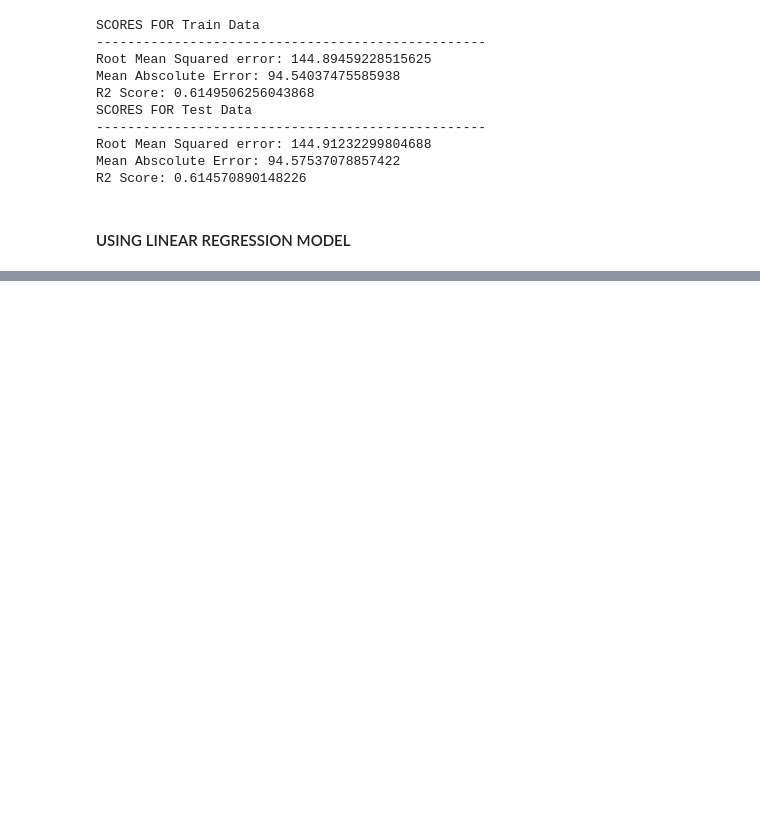
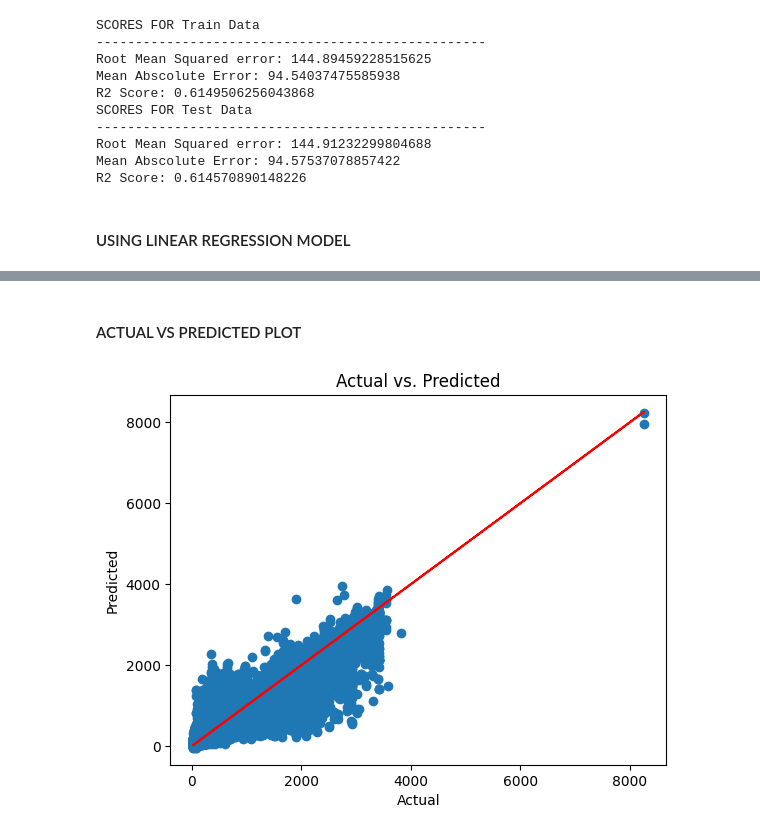
Before and after one commit to vishalraj247/Flight_Fare_Prediction, a Jupyter notebook: notebooks/notebook_ronik_at3.ipynb, the cells around one changed output, grey strips where cells are left out. Saved outputs shown, nothing was run; the diff lists cells and outputs as text; code cells hidden in the pictures; blank space fills up the shorter version.

```diff
--- a/notebooks/notebook_ronik_at3.ipynb
+++ b/notebooks/notebook_ronik_at3.ipynb
@@ -422,0 +398,4 @@ preprocess_for_user_input(user_input)
+# %%
+from xgboost import XGBRegressor
+model = XGBRegressor(max_depth=15, learning_rate=0.25238065315401637, n_estimators= 200)
+xgb.train_model(X, y, save_model=False, model_name=model, file_name="xgb_model_tuned.pb")
@@ -422,0 +420,6 @@ preprocess_for_user_input(user_input)
+# %% [markdown]
+#### ACTUAL VS PREDICTED PLOT
+# %%
+xgb.actual_vs_predicted(X, y)
+# %% [output]
+[figure, added]
```
Also changed, not shown: parts of 21 cells of this notebook, 3 other files.
